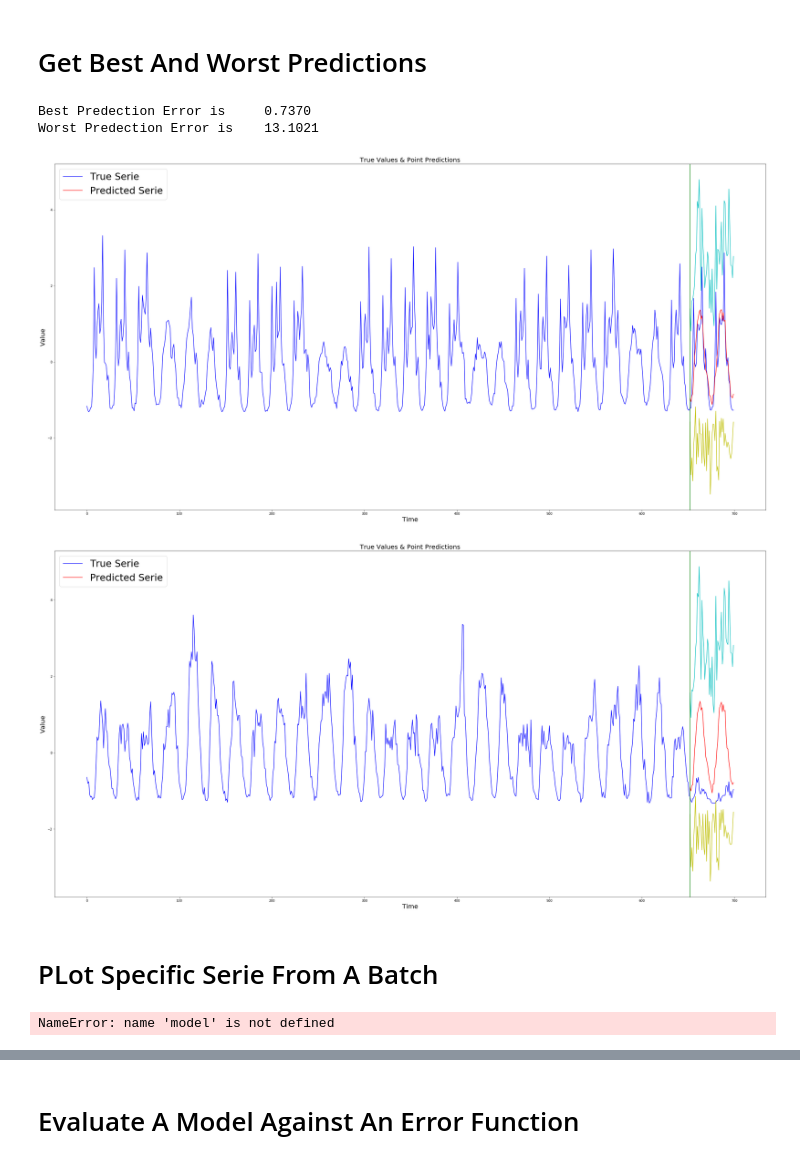
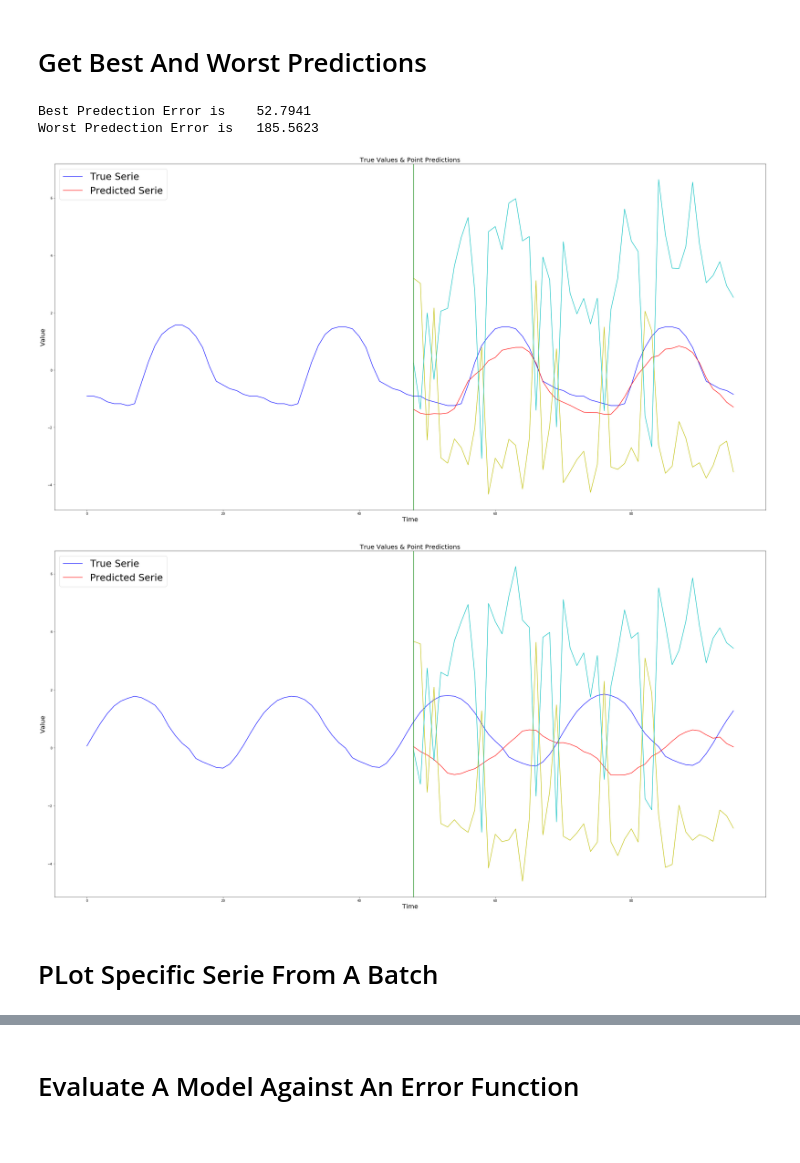
Before and after one commit to yamen23ali/m4-lstm, a Jupyter notebook: notebooks/Training and Evaluation ( Berken) .ipynb, the cells around one changed output, grey strips where cells are left out. Saved outputs shown, nothing was run; the diff lists cells and outputs as text; code cells hidden in the pictures.

```diff
--- a/notebooks/Training and Evaluation ( Berken) .ipynb
+++ b/notebooks/Training and Evaluation ( Berken) .ipynb
@@ -25,9 +26,9 @@ Using TensorFlow backend.
 # %% [markdown]
 # Load Data
 # %%
-EPOCHS = 30
+EPOCHS = 3
 BATCH_SIZE = 120
-LOOKBACK = 652
+LOOKBACK = 48
 HORIZON = 48
 HIDDEN_LAYER_SIZE =80
 FEATURES_NUMBER = 1
@@ -37,7 +38,7 @@ PI_PARAMS = {'max_coff': 0.25, 'min_coff': 0.15, 'step': 0.1}
 
 stdAugmentation = StdAugmentation(PI_PARAMS)
 diffAugmentation = DiffAugmentation()
-x_augmentations = []
+x_augmentations = [diffAugmentation]
 y_augmentations = []
 
 data_loader = M4DataLoader("../Dataset/Train/Hourly-train.csv", "../Dataset/Test/Hourly-test.csv",
@@ -65,9 +60,7 @@ model = M4Model(hidden_layer_size=HIDDEN_LAYER_SIZE, batch_size=BATCH_SIZE, look
                 output_size=OUTPUT_SIZE, learning_rate=0.01, loss = LOSS,
                 dropout_ratio = 0.4, features_number = FEATURES_NUMBER, callbacks = [], pi_params=PI_PARAMS)
 # %%
-model.load( '../models/berken/1-LSTM/7')
-model.compile()
-model.train(training_data_generator, test_data_generator, epochs=100)
+model.train(training_data_generator, test_data_generator, epochs=EPOCHS)
 
 hist = model.evaluate(validation_data_generator)
 print(hist)
@@ -100,33 +83,22 @@ Saved model files to disk under../models/berken/1-LSTM/8
 # %% [markdown]
 # Get Best And Worst Predictions
 # %%
-#model = M4Model()
-#model.load('../models/berken/3-LSTM/2')
-#print(hp)
+X, Y, Ypredictions, error =  sort_by_prediction_error(model,test_x, test_y, smape)
 
-x, y, prediction, error =  sort_by_prediction_error(model,test_x, test_y, mase)
+if FEATURES_NUMBER == 1:
+    X = X[:,:, np.newaxis]
 
 print(f'Best Predection Error is {error[0]:10.4f}')
-print(f'Worst Predection Error is {error[x.shape[0]-1]:10.4f}')
+print(f'Worst Predection Error is {error[X.shape[0]-1]:10.4f}')
 
-lower_bound = prediction[:,-48:]
-upper_bound = prediction[:,48:-48]
-plot_serie_with_bounds(x[:,:LOOKBACK], y[:,:48], prediction[:,:48], lower_bound, upper_bound, serie_indx=0)
-plot_serie_with_bounds(x[:,:LOOKBACK], y[:,:48], prediction[:,:48], lower_bound, upper_bound, serie_indx=x.shape[0]-1)
+lower_bound = Ypredictions[:,-48:]
+upper_bound = Ypredictions[:,48:-48]
+plot_serie_with_bounds(X[:,:,0], Y[:,:HORIZON], Ypredictions[:,:HORIZON], lower_bound, upper_bound, serie_indx=0)
+plot_serie_with_bounds(X[:,:,0], Y[:,:HORIZON], Ypredictions[:,:HORIZON], lower_bound, upper_bound, serie_indx=X.shape[0]-1)
 # %% [output]
-Best Predection Error is     0.7370
-Worst Predection Error is    13.1021
+Best Predection Error is    52.7941
+Worst Predection Error is   185.5623
-[figure, old version]
+[figure, new version]
-[figure, old version]
+[figure, new version]
 # %% [markdown]
 # PLot Specific Serie From A Batch
-# %%
-IDX = 0
-x = test_x[:BATCH_SIZE,:]
-y = test_y[:BATCH_SIZE,:]
-#============ Predict Test
-predictedY = model.predict(x.reshape(BATCH_SIZE, LOOKBACK, -1 ))
-#plot_series(test_x, test_y, predictedY, series_num=10)
-plot_serie_and_prediction(x[:,:,0], y[:,:48], predictedY[:,:48], serie_indx=IDX)
-# %% [output]
-NameError: name 'model' is not defined
```
Also changed, not shown: parts of 8 cells of this notebook, 43 other files.
